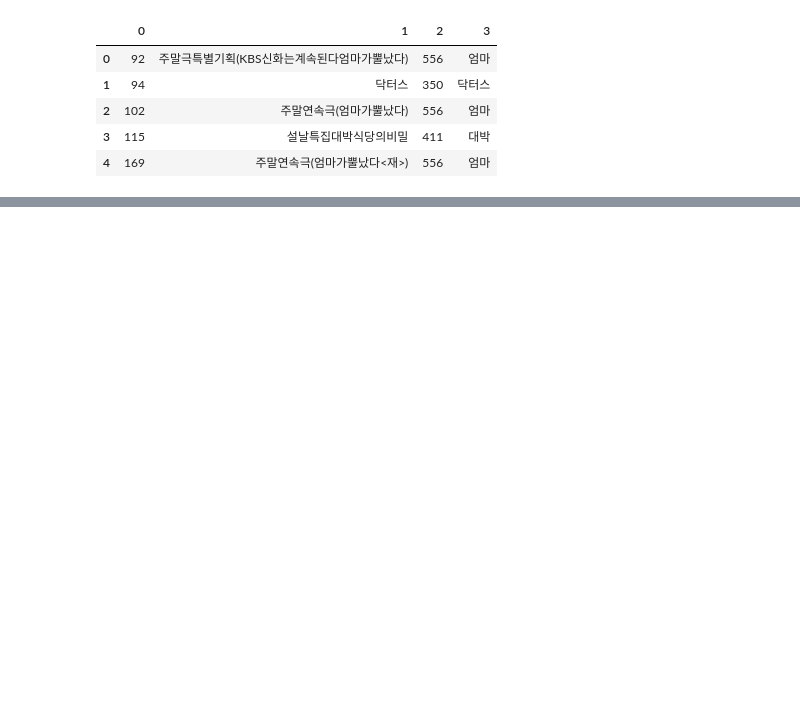
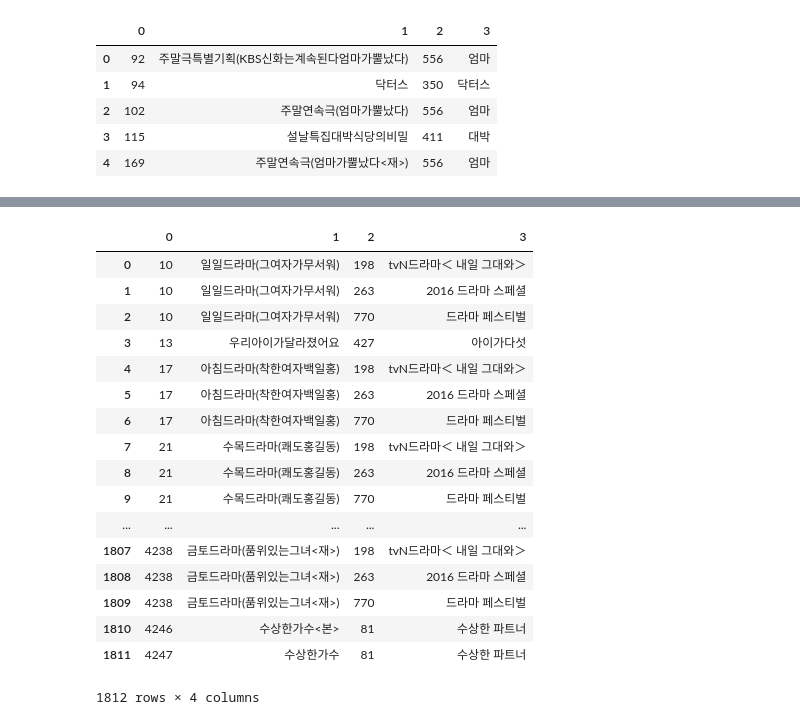
Before and after one commit to Cherrue/predict-drama-rating, a Jupyter notebook: createMasterTable_pre.ipynb, the cells around one changed output, grey strips where cells are left out. Drawn from its saved outputs; the diff is of its cells as text; code cells hidden in the pictures; blank space fills up the shorter version.

```diff
--- a/createMasterTable_pre.ipynb
+++ b/createMasterTable_pre.ipynb
@@ -50,0 +154,43 @@ writer.save()
+# %%
+data=[]
+temp=[]
+for rate_row in rate:
+    rate_title = rate_row[2]
+    rate_title_re,sp_chars = onlyKorean(rate_title)
+    rate_title_re = rate_title_re.strip()
+    if len(rate_title_re)==0:
+        continue
+    for naver_row in naver:
+        naver_title=naver_row[1]
+        naver_title_re,sp_chars = onlyKorean(naver_title)
+        naver_title_re = naver_title_re.strip()
+        if len(naver_title_re)==0:
+            continue
+        elif len(naver_title_re)>3:
+            naver_title_re=naver_title_re[:3]
+        if naver_title_re in rate_title_re:
+            temp=[rate_row[0],rate_row[2],naver_row[0],naver_row[1]]
+            data.append(temp)
+
+df = pd.DataFrame(data)
+# %%
+df
+# %% [output]
+|  | 0 | 1 | 2 | 3 |
+| 0 | 10 | 일일드라마(그여자가무서워) | 198 | tvN드라마＜ 내일 그대와＞ |
+| 1 | 10 | 일일드라마(그여자가무서워) | 263 | 2016 드라마 스페셜 |
+| 2 | 10 | 일일드라마(그여자가무서워) | 770 | 드라마 페스티벌 |
+| 3 | 13 | 우리아이가달라졌어요 | 427 | 아이가다섯 |
+| 4 | 17 | 아침드라마(착한여자백일홍) | 198 | tvN드라마＜ 내일 그대와＞ |
+| 5 | 17 | 아침드라마(착한여자백일홍) | 263 | 2016 드라마 스페셜 |
+| 6 | 17 | 아침드라마(착한여자백일홍) | 770 | 드라마 페스티벌 |
+| 7 | 21 | 수목드라마(쾌도홍길동) | 198 | tvN드라마＜ 내일 그대와＞ |
+| 8 | 21 | 수목드라마(쾌도홍길동) | 263 | 2016 드라마 스페셜 |
+| 9 | 21 | 수목드라마(쾌도홍길동) | 770 | 드라마 페스티벌 |
+| ... | ... | ... | ... | ... |
+| 1807 | 4238 | 금토드라마(품위있는그녀<재>) | 198 | tvN드라마＜ 내일 그대와＞ |
+| 1808 | 4238 | 금토드라마(품위있는그녀<재>) | 263 | 2016 드라마 스페셜 |
+| 1809 | 4238 | 금토드라마(품위있는그녀<재>) | 770 | 드라마 페스티벌 |
+| 1810 | 4246 | 수상한가수<본> | 81 | 수상한 파트너 |
+| 1811 | 4247 | 수상한가수 | 81 | 수상한 파트너 |
+1812 rows × 4 columns
```
Also changed, not shown: parts of 5 cells of this notebook.
